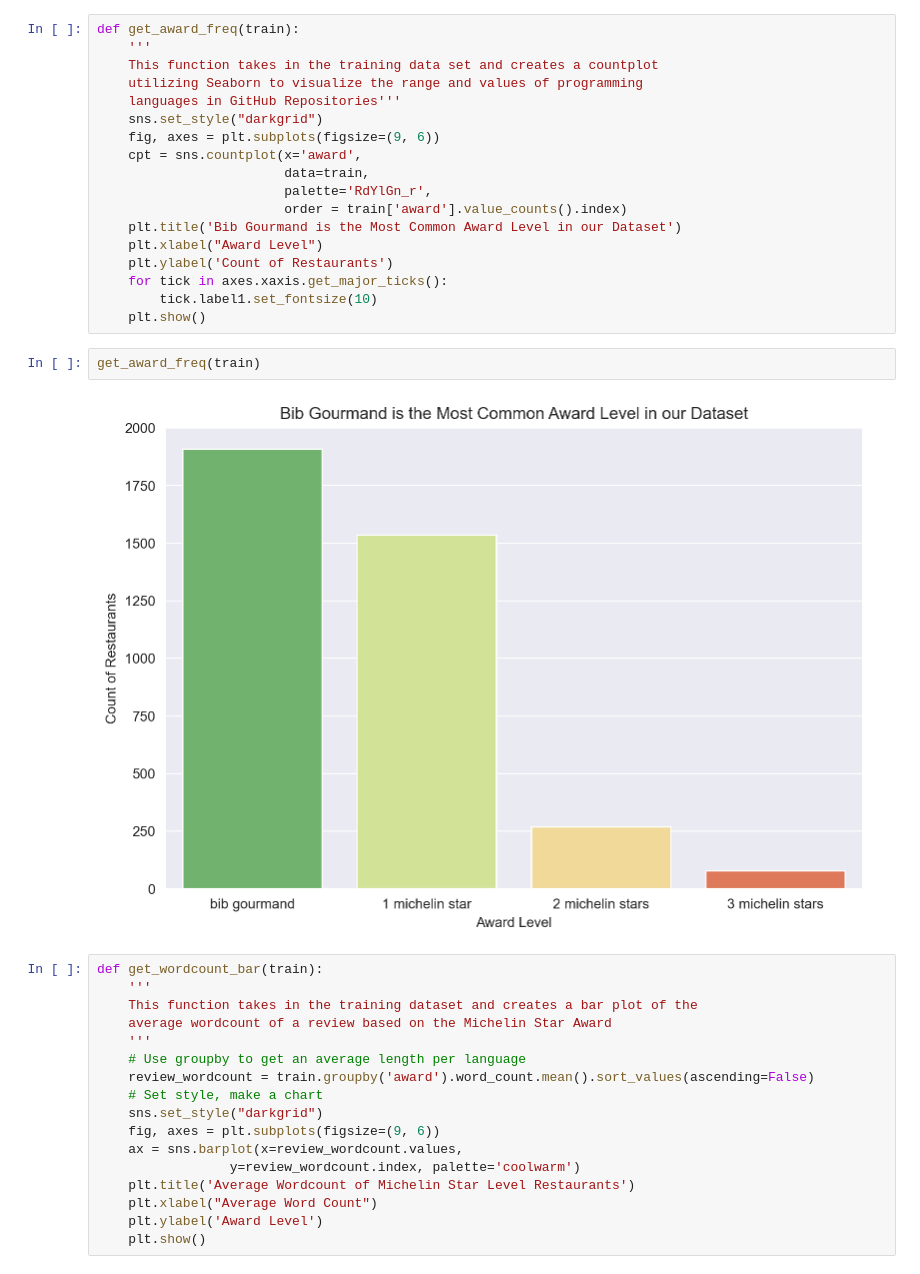
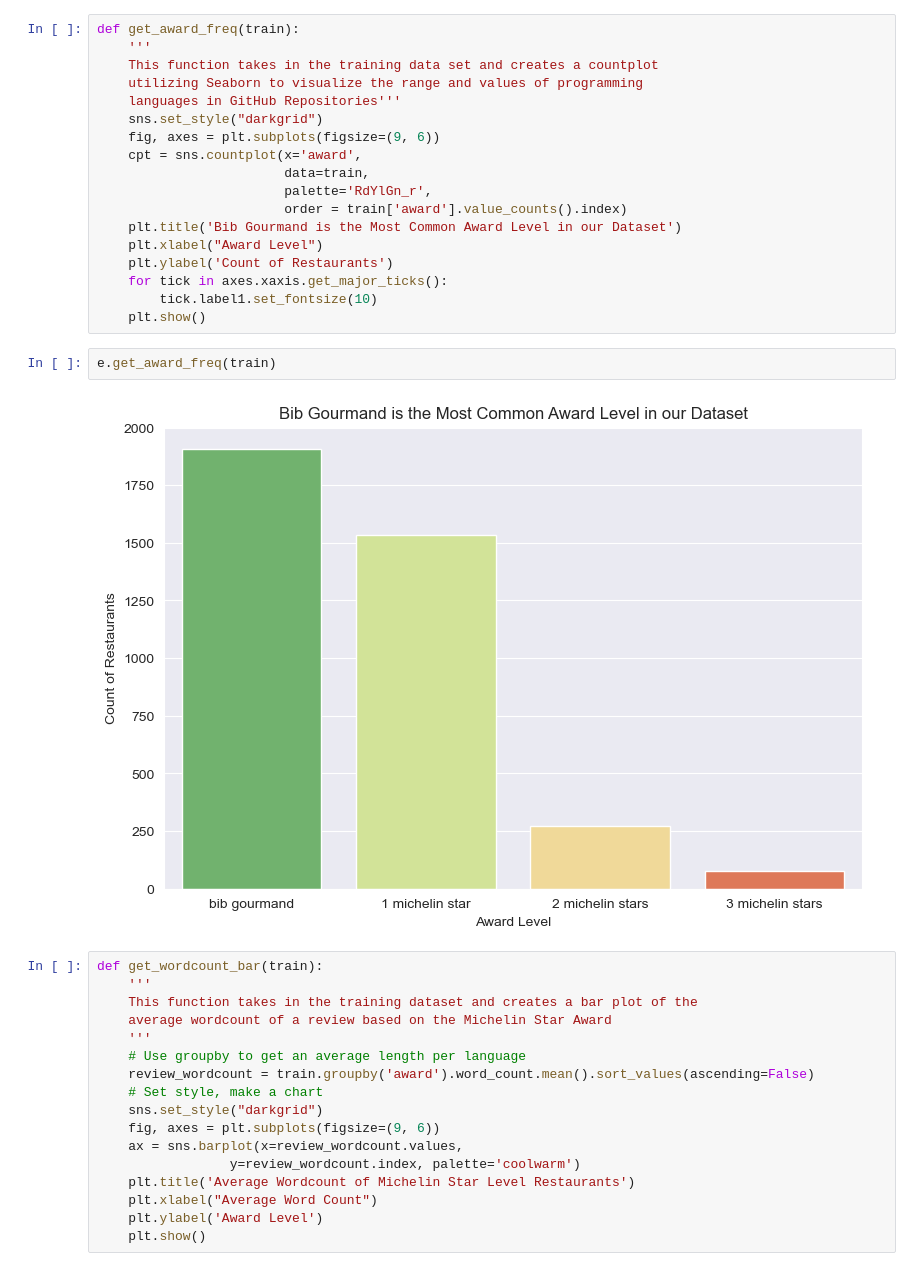
Before and after one commit to CodeupGourmands/Michelin_NLP_Capstone, a Jupyter notebook: cristina_notebook.ipynb, the cells around one changed output. Saved outputs shown, nothing was run; the diff lists cells and outputs as text.

```diff
--- a/cristina_notebook.ipynb
+++ b/cristina_notebook.ipynb
@@ -352,10 +339,10 @@ def get_award_freq(train):
     for tick in axes.xaxis.get_major_ticks():
         tick.label1.set_fontsize(10)
     plt.show()
-# %%
-get_award_freq(train)
-# %% [output]
-[figure, removed]
+# %%
+e.get_award_freq(train)
+# %% [output]
+[figure, added]
 # %%
 def get_wordcount_bar(train):
     '''
```
Also changed, not shown: parts of 40 cells of this notebook.
